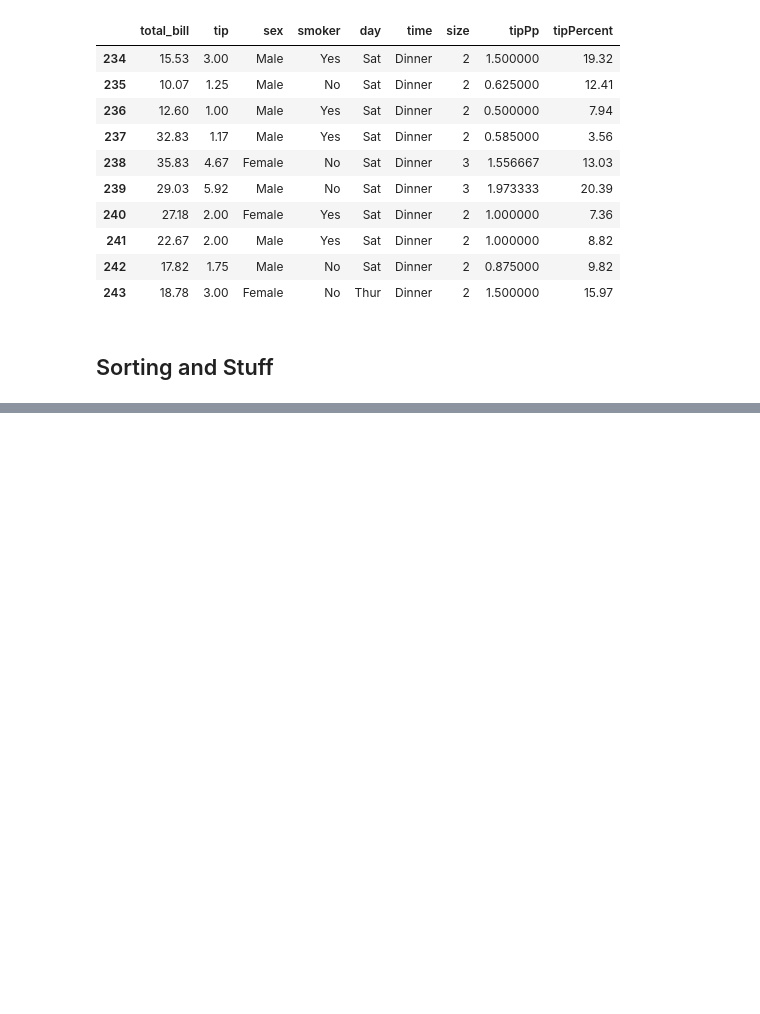
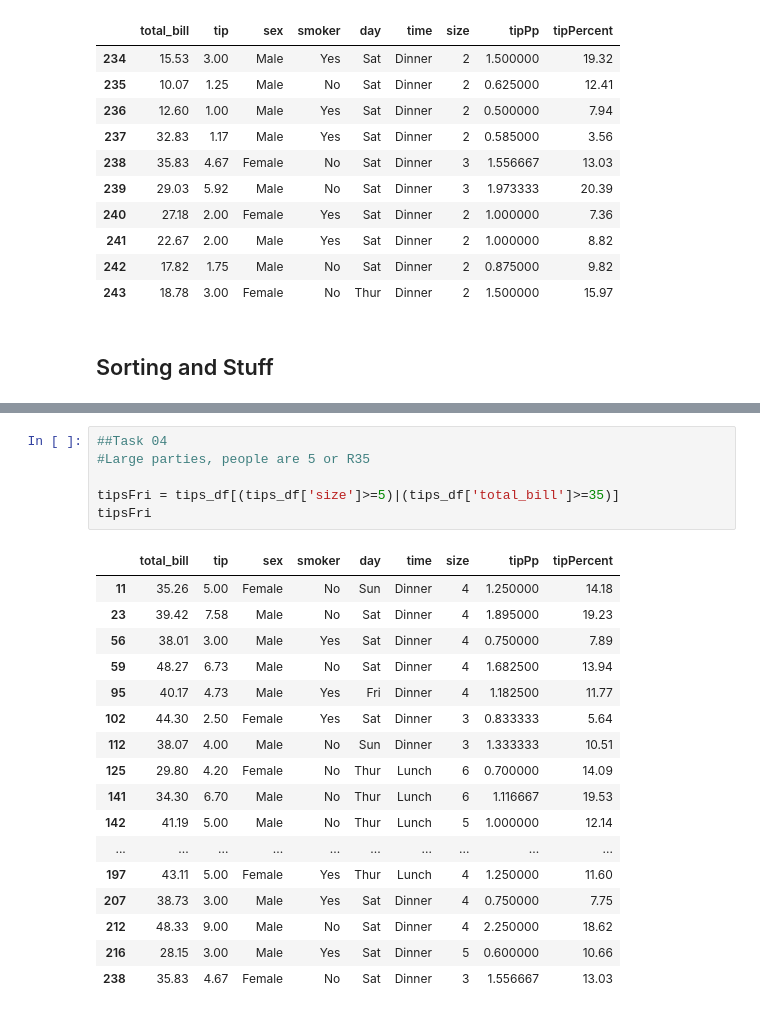
Before and after one commit to Dzithendo31/PythonCourse, a Jupyter notebook: day16pandas.ipynb, the cells around one changed output, grey strips where cells are left out. Cells and saved outputs as stored; diff of their text form; blank space fills up the shorter version.

```diff
--- a/day16pandas.ipynb
+++ b/day16pandas.ipynb
@@ -170,0 +199,24 @@ tips_df.sort_values(by='total_bill',ascending=False)
+# %%
+##Task 04
+#Large parties, people are 5 or R35
+
+tipsFri = tips_df[(tips_df['size']>=5)|(tips_df['total_bill']>=35)]
+tipsFri
+# %% [output]
+|  | total_bill | tip | sex | smoker | day | time | size | tipPp | tipPercent |
+| 11 | 35.26 | 5.00 | Female | No | Sun | Dinner | 4 | 1.250000 | 14.18 |
+| 23 | 39.42 | 7.58 | Male | No | Sat | Dinner | 4 | 1.895000 | 19.23 |
+| 56 | 38.01 | 3.00 | Male | Yes | Sat | Dinner | 4 | 0.750000 | 7.89 |
+| 59 | 48.27 | 6.73 | Male | No | Sat | Dinner | 4 | 1.682500 | 13.94 |
+| 95 | 40.17 | 4.73 | Male | Yes | Fri | Dinner | 4 | 1.182500 | 11.77 |
+| 102 | 44.30 | 2.50 | Female | Yes | Sat | Dinner | 3 | 0.833333 | 5.64 |
+| 112 | 38.07 | 4.00 | Male | No | Sun | Dinner | 3 | 1.333333 | 10.51 |
+| 125 | 29.80 | 4.20 | Female | No | Thur | Lunch | 6 | 0.700000 | 14.09 |
+| 141 | 34.30 | 6.70 | Male | No | Thur | Lunch | 6 | 1.116667 | 19.53 |
+| 142 | 41.19 | 5.00 | Male | No | Thur | Lunch | 5 | 1.000000 | 12.14 |
+| ... | ... | ... | ... | ... | ... | ... | ... | ... | ... |
+| 197 | 43.11 | 5.00 | Female | Yes | Thur | Lunch | 4 | 1.250000 | 11.60 |
+| 207 | 38.73 | 3.00 | Male | Yes | Sat | Dinner | 4 | 0.750000 | 7.75 |
+| 212 | 48.33 | 9.00 | Male | No | Sat | Dinner | 4 | 2.250000 | 18.62 |
+| 216 | 28.15 | 3.00 | Male | Yes | Sat | Dinner | 5 | 0.600000 | 10.66 |
+| 238 | 35.83 | 4.67 | Female | No | Sat | Dinner | 3 | 1.556667 | 13.03 |
```
Also changed, not shown: parts of 20 cells of this notebook.
